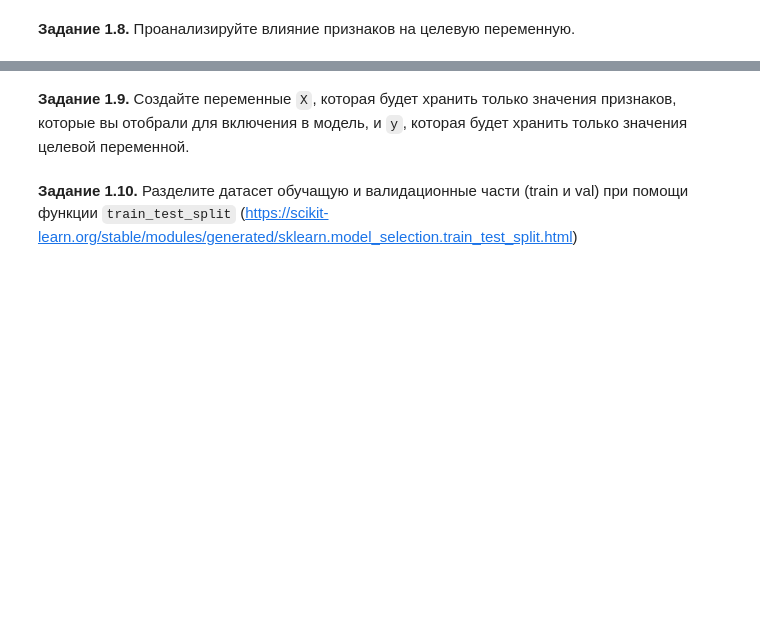
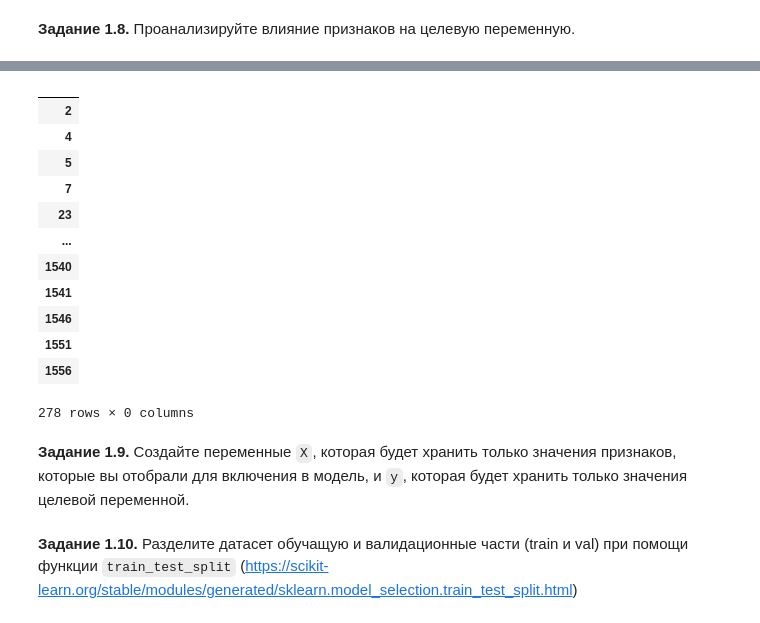
Before and after one commit to GodNaoborot/Deep-Learning-School-2026, a Jupyter notebook: week_01_ml_intro/Homework/hw_1_game_of_thrones.ipynb, the cells around one changed output, grey strips where cells are left out. Cells and saved outputs as stored; diff of their text form; code cells hidden in the pictures; blank space fills up the shorter version.

```diff
--- a/week_01_ml_intro/Homework/hw_1_game_of_thrones.ipynb
+++ b/week_01_ml_intro/Homework/hw_1_game_of_thrones.ipynb
@@ -461,2 +516,18 @@ pd.pivot_table(data = data, values = 'isAlive', index = 'isAliveSpouse', aggfunc
+# %%
+data.select_dtypes(include='O')
+# %% [output]
+|  |
+| 2 |
+| 4 |
+| 5 |
+| 7 |
+| 23 |
+| ... |
+| 1540 |
+| 1541 |
+| 1546 |
+| 1551 |
+| 1556 |
+278 rows × 0 columns
 # %% [markdown]
 **Задание 1.9.** Создайте переменные `X`, которая будет хранить только значения признаков, которые вы отобрали для включения в модель, и `y`, которая будет хранить только значения целевой переменной.
```
Also changed, not shown: parts of 11 cells of this notebook.
